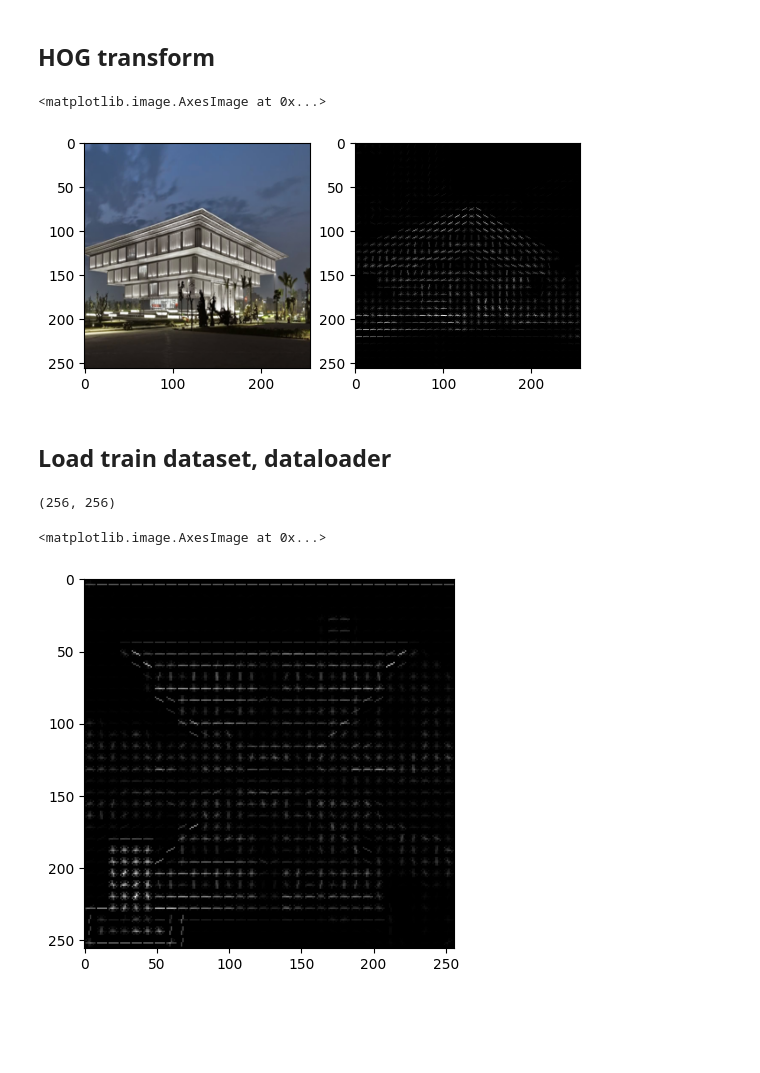
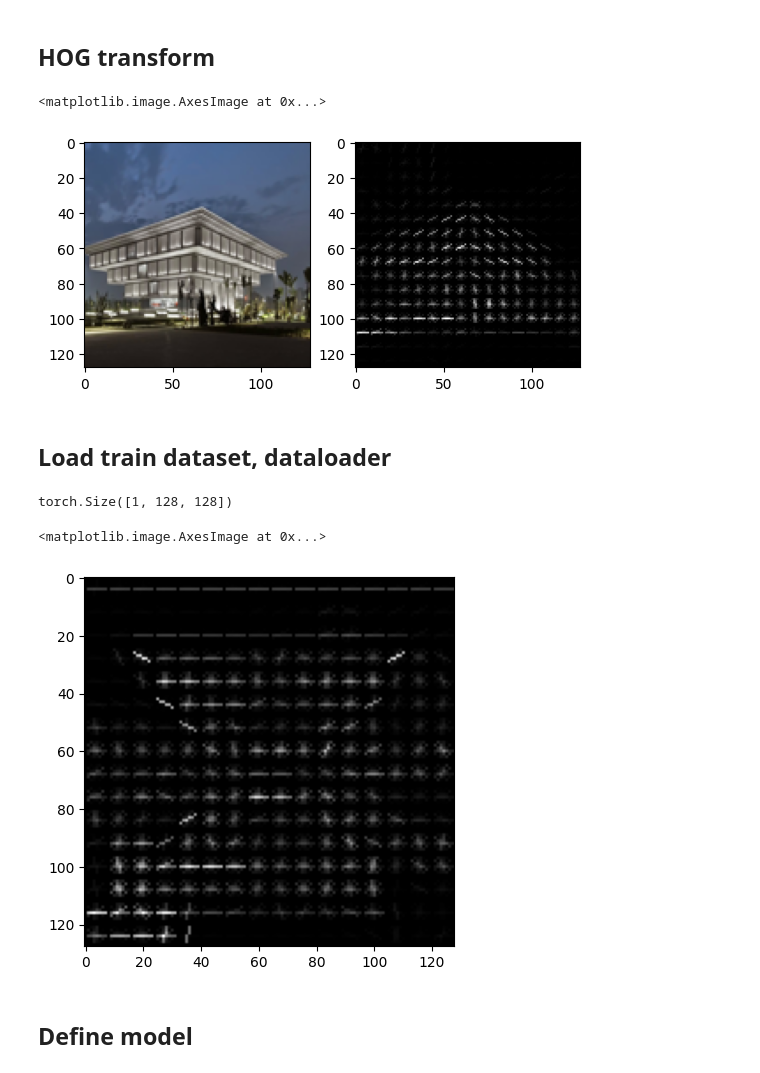
Before and after one commit to thachmpham/landmark-classification, a Jupyter notebook: src/build_nn_model.ipynb, the cells around one changed output. Drawn from its saved outputs; the diff is of its cells as text; code cells hidden in the pictures; blank space fills up the shorter version.

```diff
--- a/src/build_nn_model.ipynb
+++ b/src/build_nn_model.ipynb
@@ -15,26 +17,27 @@ class HOGTransform:
     def __call__(self, img):
         img = img.squeeze(dim=0)
         _, img_hog = feature.hog(img, visualize = True)
-        return img_hog
+        img_hog = torch.tensor(img_hog)
+        return img_hog.unsqueeze(dim=0)
 # %%
 preprocess = transforms.Compose([
     transforms.Grayscale(),
-    transforms.Resize((256,256)),
+    transforms.Resize((128,128)),
     transforms.ToTensor(),
     HOGTransform()
 ])
 # %%
 path = '/Users/mt/data/Landmark_Classification/train/bao_tang_ha_noi/604b38902328ac2a.jpg'
 
-img = PIL.Image.open(path).resize((256, 256))
+img = PIL.Image.open(path).resize((128, 128))
 img_hog = preprocess(img)
 
 _, axes = plt.subplots(nrows=1, ncols=2)
 axes[0].imshow(img)
-axes[1].imshow(img_hog, cmap=plt.cm.gray)
+axes[1].imshow(img_hog.squeeze(dim=0), cmap=plt.cm.gray)
 # %% [output]
 <matplotlib.image.AxesImage at 0x...>
-[figure, old version]
+[figure, new version]
 # %% [markdown]
 ## Load train dataset, dataloader
 # %%
@@ -44,8 +47,10 @@ ds_train = datasets.ImageFolder(root=path, transform=preprocess)
 ld_train = data.DataLoader(ds_train, batch_size=10)
 # %%
 print(ds_train[0][0].shape)
-plt.imshow(ds_train[0][0], cmap=plt.cm.gray)
+plt.imshow(ds_train[0][0].squeeze(dim=0), cmap=plt.cm.gray)
 # %% [output]
-(256, 256)
+torch.Size([1, 128, 128])
 <matplotlib.image.AxesImage at 0x...>
-[figure, old version]
+[figure, new version]
+# %% [markdown]
+## Define model
```
Also changed, not shown: parts of 2 cells of this notebook.
